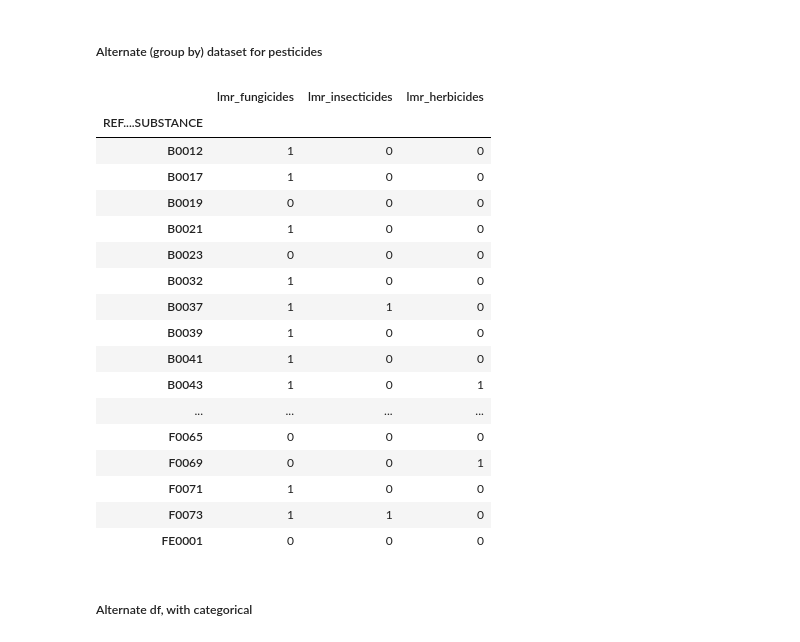
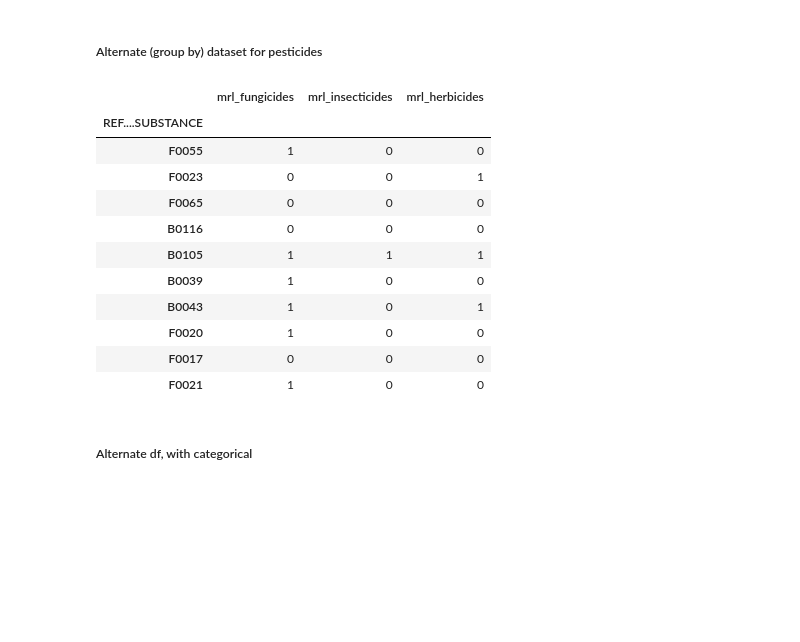
Before and after one commit to Demesmaeker/beeOdiversity, a Jupyter notebook: 01_preprocessing.ipynb, the cells around one changed output. Saved outputs shown, nothing was run; the diff lists cells and outputs as text; code cells hidden in the pictures; blank space fills up the shorter version.

```diff
--- a/01_preprocessing.ipynb
+++ b/01_preprocessing.ipynb
@@ -272,9 +309,9 @@ pesticides_df['nb_fungicides'] = pesticides_df.apply(nb_pesticides, args = fungi
 pesticides_df['nb_insecticides'] = pesticides_df.apply(nb_pesticides, args = insecticides, axis = 1)
 pesticides_df['nb_herbicides'] = pesticides_df.apply(nb_pesticides, args = herbicides, axis = 1)
 # %%
-pesticides_df['lmr_fungicides'] = pesticides_df.apply(lmr_pesticides, args = fungicides, axis = 1)
-pesticides_df['lmr_insecticides'] = pesticides_df.apply(lmr_pesticides, args = insecticides, axis = 1)
-pesticides_df['lmr_herbicides'] = pesticides_df.apply(lmr_pesticides, args = herbicides, axis = 1)
+pesticides_df['mrl_fungicides'] = pesticides_df.apply(lmr_pesticides, args = fungicides, axis = 1)
+pesticides_df['mrl_insecticides'] = pesticides_df.apply(lmr_pesticides, args = insecticides, axis = 1)
+pesticides_df['mrl_herbicides'] = pesticides_df.apply(lmr_pesticides, args = herbicides, axis = 1)
 # %%
 pesticides_df.head(10)
 # %% [output]
@@ -326,27 +363,21 @@ small_pesticides_df.head(5)
 # %%
 group_pesti_df = pesticides_df.groupby('REF....SUBSTANCE').agg(max)
 # %%
-group_pesti_df = group_pesti_df.loc[:,'lmr_fungicides' : 'lmr_herbicides']
-group_pesti_df
+group_pesti_df = group_pesti_df.loc[:,'mrl_fungicides' : 'mrl_herbicides']
+group_pesti_df.sample(10)
 # %% [output]
-|  | lmr_fungicides | lmr_insecticides | lmr_herbicides |
+|  | mrl_fungicides | mrl_insecticides | mrl_herbicides |
 | REF....SUBSTANCE |  |  |  |
-| B0012 | 1 | 0 | 0 |
-| B0017 | 1 | 0 | 0 |
-| B0019 | 0 | 0 | 0 |
-| B0021 | 1 | 0 | 0 |
-| B0023 | 0 | 0 | 0 |
-| B0032 | 1 | 0 | 0 |
-| B0037 | 1 | 1 | 0 |
+| F0055 | 1 | 0 | 0 |
+| F0023 | 0 | 0 | 1 |
+| F0065 | 0 | 0 | 0 |
+| B0116 | 0 | 0 | 0 |
+| B0105 | 1 | 1 | 1 |
 | B0039 | 1 | 0 | 0 |
-| B0041 | 1 | 0 | 0 |
 | B0043 | 1 | 0 | 1 |
-| ... | ... | ... | ... |
-| F0065 | 0 | 0 | 0 |
-| F0069 | 0 | 0 | 1 |
-| F0071 | 1 | 0 | 0 |
-| F0073 | 1 | 1 | 0 |
-| FE0001 | 0 | 0 | 0 |
+| F0020 | 1 | 0 | 0 |
+| F0017 | 0 | 0 | 0 |
+| F0021 | 1 | 0 | 0 |
 # %% [markdown]
 ##### Alternate df, with categorical
 # %%
```
Also changed, not shown: parts of 57 cells of this notebook, 3 other files.
